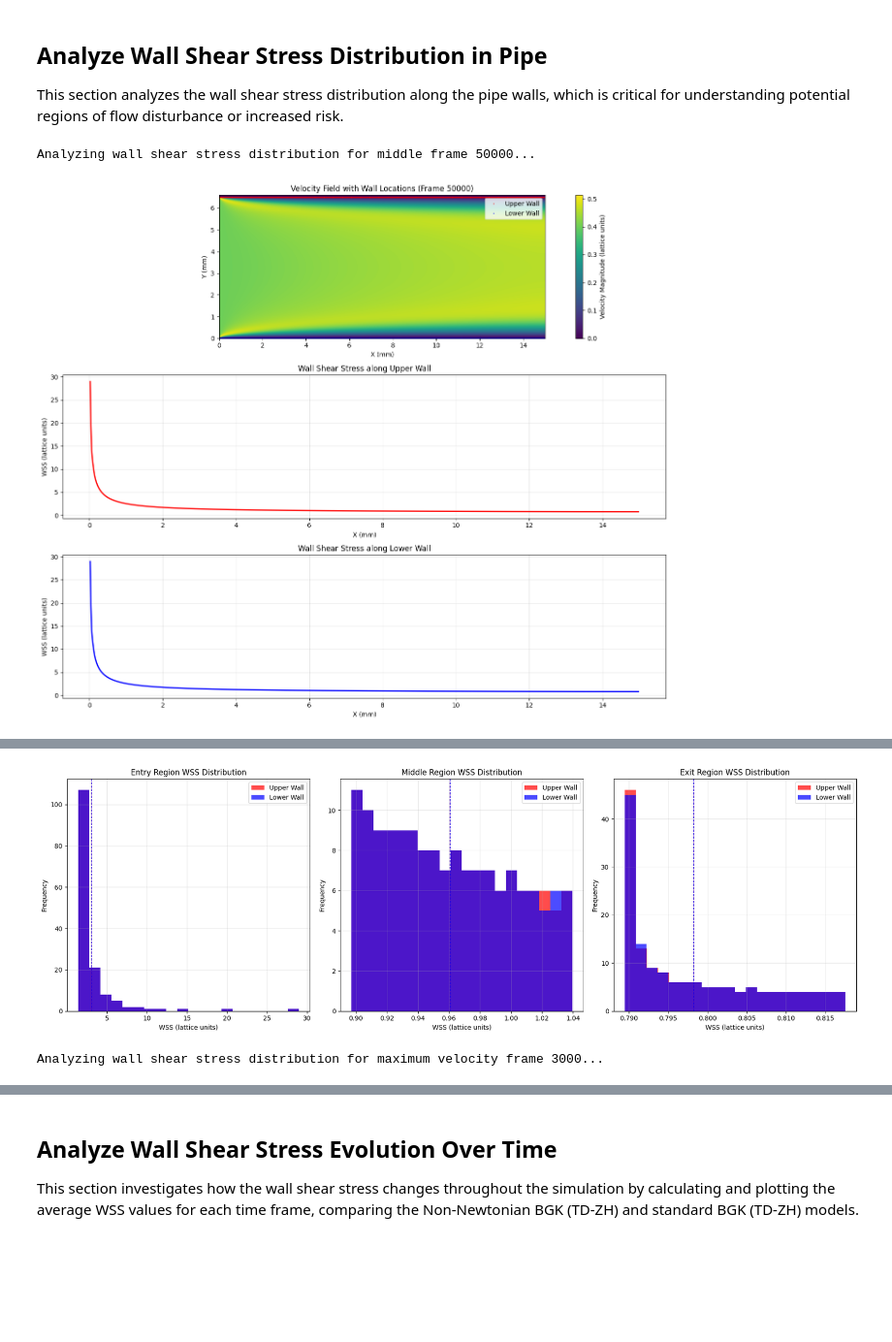
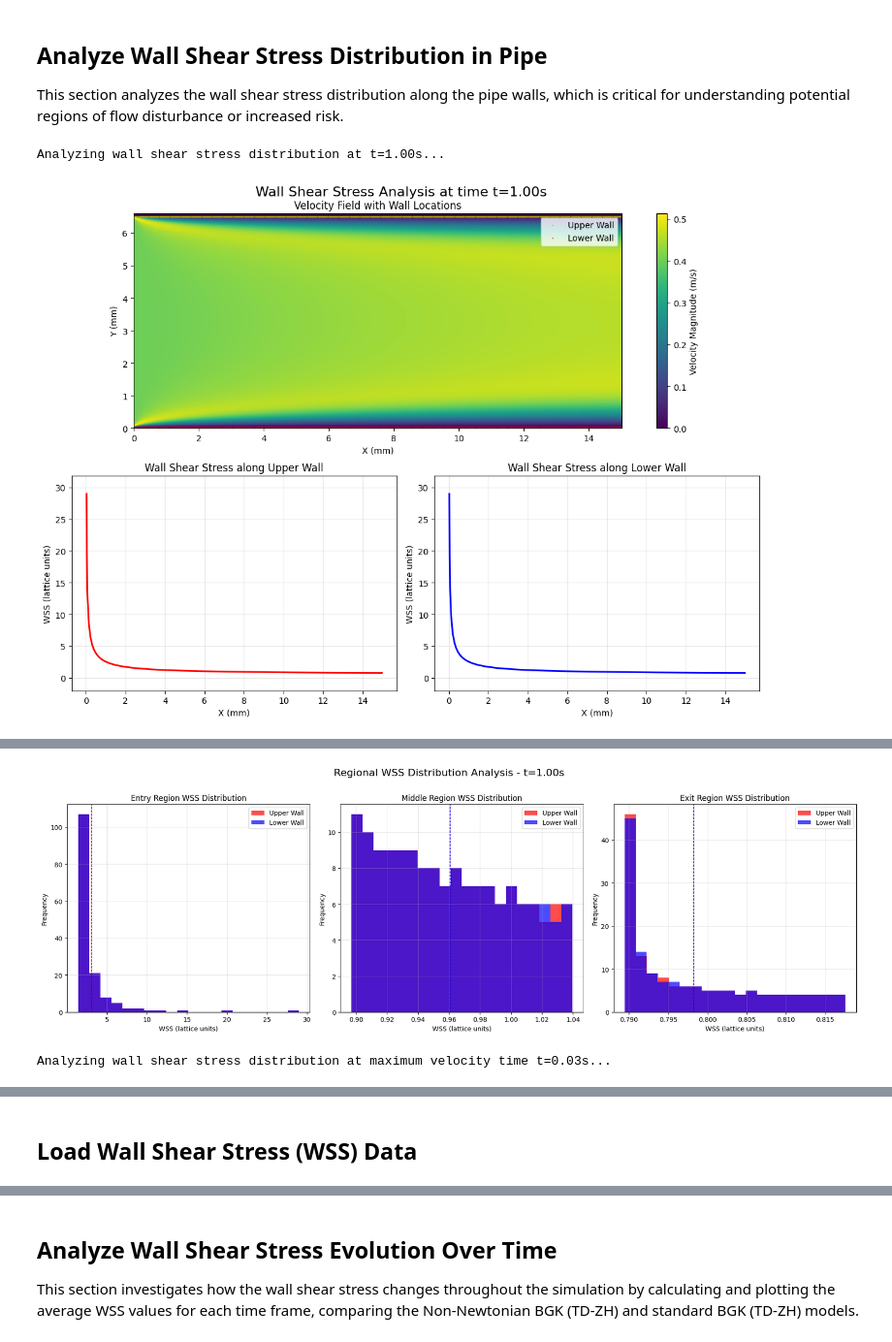
Before and after one commit to DynoAbd786-Uni/dissertation, a Jupyter notebook: visualisation_src/objective_4_visualiser.ipynb, the cells around one changed output, grey strips where cells are left out. Shown at 97% size. Saved outputs shown, nothing was run; the diff lists cells and outputs as text; code cells hidden in the pictures; blank space fills up the shorter version.

```diff
--- a/visualisation_src/objective_4_visualiser.ipynb
+++ b/visualisation_src/objective_4_visualiser.ipynb
@@ -565,7 +567,7 @@ Visualizing pipe flow for frame 100...
 
 This section analyzes the wall shear stress distribution along the pipe walls, which is critical for understanding potential regions of flow disturbance or increased risk.
 # %%
-def analyze_pipe_wss(velocity_data, wss_data, frame_idx=50):
+def analyze_pipe_wss(velocity_data, wss_data, time=1.0):
     """Analyze wall shear stress distribution along the pipe walls"""
     if velocity_data is None or wss_data is None:
         print("Missing velocity or WSS data")
@@ -580,12 +582,17 @@ def analyze_pipe_wss(velocity_data, wss_data, frame_idx=50):
         print("Missing required data components")
         return
 
+    # Convert time to frame index
+    dt = pipe_zh_bgk_key_params.get('dt', 1e-5)
+    fps = pipe_zh_bgk_key_params.get('fps', 100)
+    frame_idx = int(time * fps)
+
     # Ensure frame_idx is valid
     if frame_idx >= len(u_magnitude):
-        frame_idx = len(u_magnitude) // 2
-        print(f"Frame index out of range. Using frame {frame_idx} instead.")
+        frame_idx = len(u_magnitude) - 1
+        print(f"Time out of range. Using last available time {frame_numbers[frame_idx] * dt:.2f}s instead.")
 
-    # Get data for the specified frame
+    # Get data for the specified time
     frame_num = frame_numbers[frame_idx]
     frame_u_mag = u_magnitude[frame_idx]
     frame_wss_mag = wss_magnitude[frame_idx]
@@ -595,7 +602,6 @@ def analyze_pipe_wss(velocity_data, wss_data, frame_idx=50):
 
     # Get physical units
     dx = pipe_zh_bgk_key_params.get('dx', 2e-5)
-    dt = pipe_zh_bgk_key_params.get('dt', 1e-5)
 
     # Get vessel parameters
     if pipe_zh_bgk_parameters is not None:
@@ -622,10 +628,12 @@ def analyze_pipe_wss(velocity_data, wss_data, frame_idx=50):
             if len(lower_indices) > 0:
                 lower_wall_indices.append((x, lower_indices.max()))
 
-    # Create plot
-    fig, (ax1, ax2, ax3) = plt.subplots(3, 1, figsize=(14, 12))
+    # Create plot with new layout - velocity field on top, WSS plots side by side below
+    fig = plt.figure(figsize=(12, 9))
+    gs = fig.add_gridspec(2, 2, height_ratios=[1, 1], width_ratios=[1, 1])
 
-    # 1. Plot velocity field with wall locations marked
+    # 1. Plot velocity field with wall locations marked (spanning the full width)
+    ax1 = fig.add_subplot(gs[0, :])  # Top row, spanning both columns
     im1 = ax1.imshow(frame_u_mag, cmap='viridis', origin='lower',
                    extent=[0, nx*dx*1000, 0, ny*dx*1000])
 
@@ -633,20 +641,21 @@ def analyze_pipe_wss(velocity_data, wss_data, frame_idx=50):
     if upper_wall_indices:
         upper_x = [x[0] for x in upper_wall_indices]
         upper_y = [x[1] for x in upper_wall_indices]
-        ax1.plot(np.array(upper_x)*dx*1000, np.array(upper_y)*dx*1000, 'r.', markersize=1, label='Upper Wall')
+        ax1.plot(np.array(upper_x)*dx*1000, np.array(upper_y)*dx*1000, 'y.', markersize=1, label='Upper Wall')
 
     if lower_wall_indices:
         lower_x = [x[0] for x in lower_wall_indices]
         lower_y = [x[1] for x in lower_wall_indices]
-        ax1.plot(np.array(lower_x)*dx*1000, np.array(lower_y)*dx*1000, 'b.', markersize=1, label='Lower Wall')
+        ax1.plot(np.array(lower_x)*dx*1000, np.array(lower_y)*dx*1000, 'r.', markersize=1, label='Lower Wall')
 
-    ax1.set_title(f'Velocity Field with Wall Locations (Frame {frame_num})')
+    ax1.set_title(f'Velocity Field with Wall Locations')
     ax1.set_xlabel('X (mm)')
     ax1.set_ylabel('Y (mm)')
-    ax1.legend()
-    fig.colorbar(im1, ax=ax1, label='Velocity Magnitude (lattice units)')
+    ax1.legend(loc='upper right')
+    fig.colorbar(im1, ax=ax1, label='Velocity Magnitude (m/s)')
 
-    # 2. Plot WSS along the upper wall
+    # 2. Plot WSS along the upper wall (bottom left)
+    ax2 = fig.add_subplot(gs[1, 0])  # Bottom row, first column
     if upper_wall_indices:
         upper_x_mm = np.array([x[0] for x in upper_wall_indices]) * dx * 1000
         upper_wss = np.array([frame_wss_mag[y, x] for x, y in upper_wall_indices])
@@ -660,7 +669,8 @@ def analyze_pipe_wss(velocity_data, wss_data, frame_idx=50):
         ax2.text(0.5, 0.5, 'No upper wall data available',
                 horizontalalignment='center', verticalalignment='center', transform=ax2.transAxes)
 
-    # 3. Plot WSS along the lower wall
+    # 3. Plot WSS along the lower wall (bottom right)
+    ax3 = fig.add_subplot(gs[1, 1])  # Bottom row, second column
     if lower_wall_indices:
         lower_x_mm = np.array([x[0] for x in lower_wall_indices]) * dx * 1000
         lower_wss = np.array([frame_wss_mag[y, x] for x, y in lower_wall_indices])
@@ -674,7 +684,17 @@ def analyze_pipe_wss(velocity_data, wss_data, frame_idx=50):
         ax3.text(0.5, 0.5, 'No lower wall data available',
                 horizontalalignment='center', verticalalignment='center', transform=ax3.transAxes)
 
+    # Match y-axis limits between the two WSS plots for easier comparison
+    if upper_wall_indices and lower_wall_indices:
+        y_min = min(upper_wss.min(), lower_wss.min())
+        y_max = max(upper_wss.max(), lower_wss.max())
+        y_padding = (y_max - y_min) * 0.1  # Add 10% padding
+        ax2.set_ylim(y_min - y_padding, y_max + y_padding)
+        ax3.set_ylim(y_min - y_padding, y_max + y_padding)
+
     plt.tight_layout()
+    plt.suptitle(f'Wall Shear Stress Analysis at time t={time:.2f}s', fontsize=16, y=0.98)
+    plt.subplots_adjust(top=0.93)
     plt.show()
 
     # Calculate WSS statistics
@@ -699,7 +719,7 @@ def analyze_pipe_wss(velocity_data, wss_data, frame_idx=50):
             'Exit': (exit_region, nx-1)
         }
 
-        # Create region comparison plot
+        # Create region comparison plot with histograms side by side
         fig, axs = plt.subplots(1, 3, figsize=(18, 6))
 
         for i, (region_name, (start_x, end_x)) in enumerate(regions.items()):
@@ -723,40 +743,43 @@ def analyze_pipe_wss(velocity_data, wss_data, frame_idx=50):
                 # Add mean lines
                 axs[i].axvline(region_upper_wss.mean(), color='red', linestyle='--', linewidth=1)
                 axs[i].axvline(region_lower_wss.mean(), color='blue', linestyle='--', linewidth=1)
 
                 # Print statistics for this region
                 print(f"\n{region_name} Region:")
                 print(f"  Upper Wall - Mean: {region_upper_wss.mean():.6f}, Max: {region_upper_wss.max():.6f}")
                 print(f"  Lower Wall - Mean: {region_lower_wss.mean():.6f}, Max: {region_lower_wss.max():.6f}")
             else:
                 axs[i].text(0.5, 0.5, f'No {region_name.lower()} region data',
                           horizontalalignment='center', verticalalignment='center', transform=axs[i].transAxes)
 
         plt.tight_layout()
+        plt.suptitle(f'Regional WSS Distribution Analysis - t={time:.2f}s', fontsize=16, y=0.98)
+        plt.subplots_adjust(top=0.85)
         plt.show()
 
         return upper_wall_indices, lower_wall_indices, upper_wss, lower_wss
 
     return None, None, None, None
 
-# Analyze WSS distribution for the middle frame of the simulation
+# Analyze WSS distribution for t=1.0 seconds
 try:
-    middle_frame = len(pipe_zh_bgk_velocity['frame_numbers']) // 2
-    print(f"\nAnalyzing wall shear stress distribution for middle frame {pipe_zh_bgk_velocity['frame_numbers'][middle_frame]}...")
+    target_time = 1.0  # seconds
+    print(f"\nAnalyzing wall shear stress distribution at t={target_time:.2f}s...")
     upper_wall, lower_wall, upper_wss, lower_wss = analyze_pipe_wss(pipe_zh_bgk_velocity, pipe_zh_bgk_wss,
-                                                                   frame_idx=middle_frame)
+                                                                  time=target_time)
 
     # Also analyze the frame with maximum velocity
     max_velocities = np.array([frame.max() for frame in pipe_zh_bgk_velocity['u_magnitude']])
     max_velocity_frame = np.argmax(max_velocities)
-    if max_velocity_frame != middle_frame:  # Only do this if it's different from the middle frame
-        print(f"\nAnalyzing wall shear stress distribution for maximum velocity frame {pipe_zh_bgk_velocity['frame_numbers'][max_velocity_frame]}...")
-        analyze_pipe_wss(pipe_zh_bgk_velocity, pipe_zh_bgk_wss, frame_idx=max_velocity_frame)
+    max_velocity_time = max_velocity_frame / pipe_zh_bgk_key_params.get('fps', 100)
+    if abs(max_velocity_time - target_time) > 0.01:  # Only do this if it's meaningfully different
+        print(f"\nAnalyzing wall shear stress distribution at maximum velocity time t={max_velocity_time:.2f}s...")
+        analyze_pipe_wss(pipe_zh_bgk_velocity, pipe_zh_bgk_wss, time=max_velocity_time)
 except Exception as e:
     print(f"Error analyzing pipe wall shear stress: {e}")
     import traceback
     traceback.print_exc()
 # %% [output]
-Analyzing wall shear stress distribution for middle frame 50000...
+Analyzing wall shear stress distribution at t=1.00s...
-[figure, old version]
+[figure, new version]
 Wall Shear Stress Statistics:
@@ -778,2 +801,2 @@ Exit Region:
-[figure, old version]
+[figure, new version]
-Analyzing wall shear stress distribution for maximum velocity frame 3000...
+Analyzing wall shear stress distribution at maximum velocity time t=0.03s...
@@ -797,0 +821,2 @@ Exit Region:
+# %% [markdown]
+## Load Wall Shear Stress (WSS) Data
```
Also changed, not shown: parts of 33 cells of this notebook, 4 other files.
